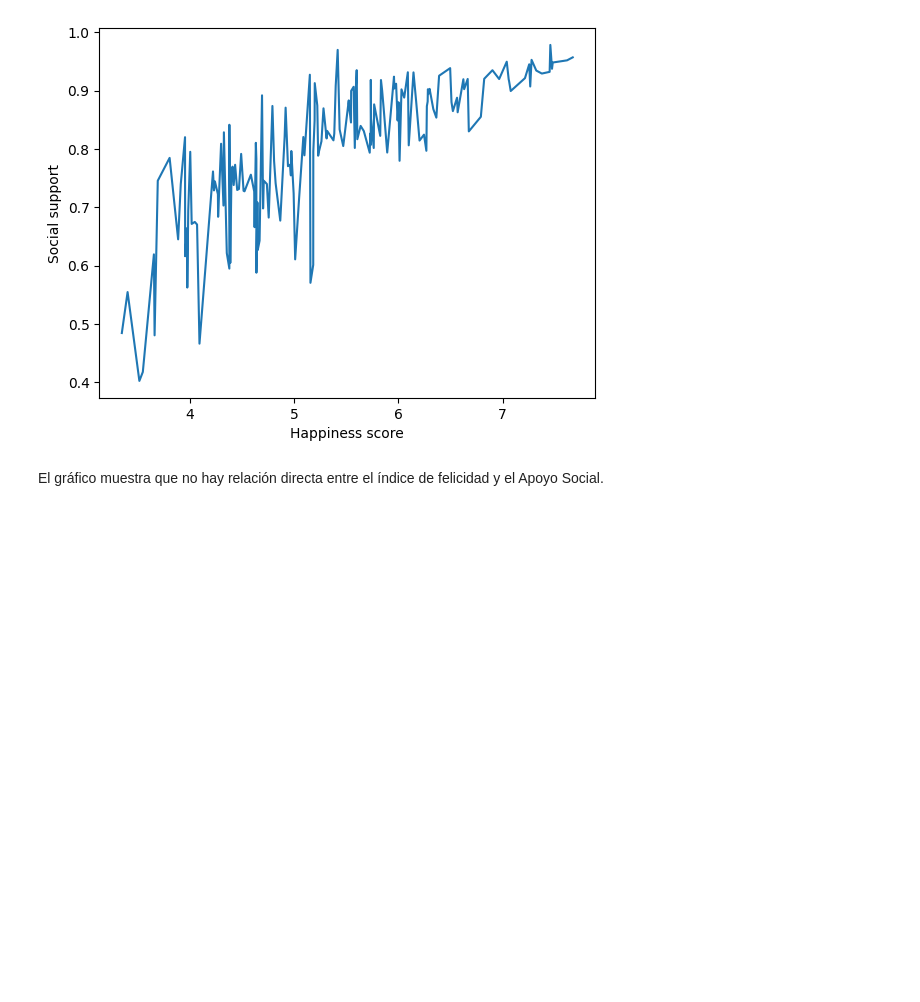
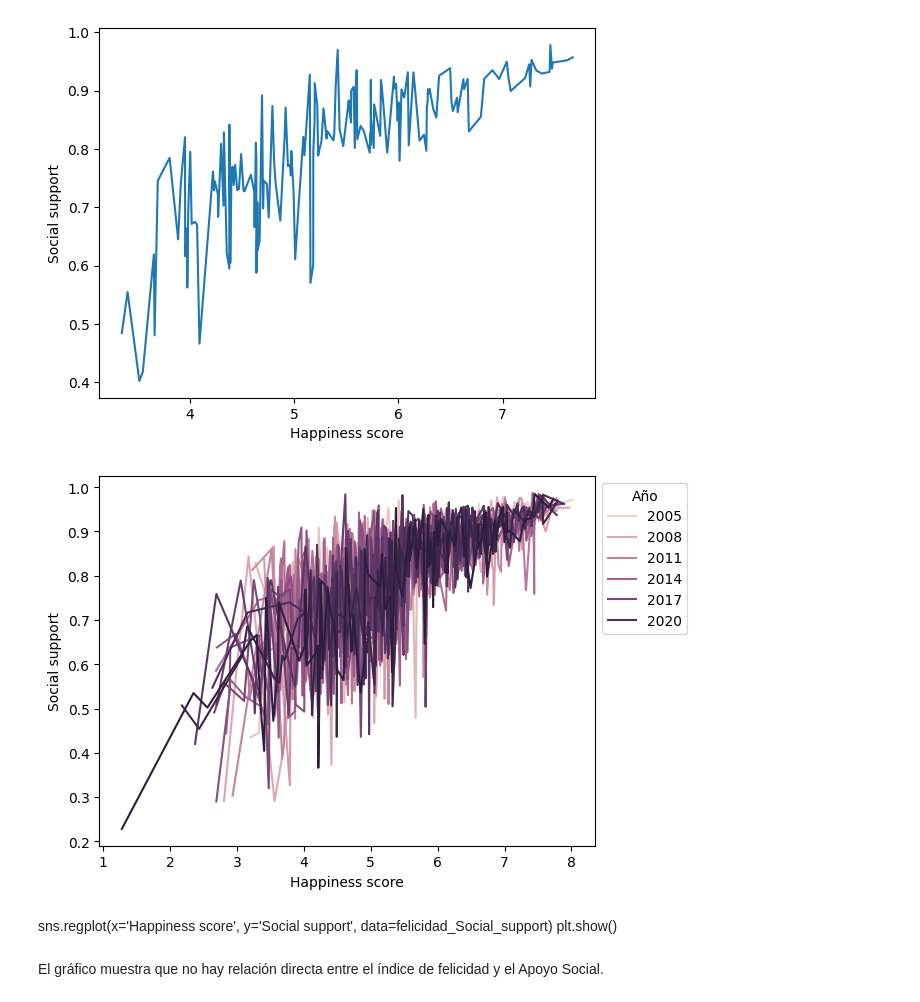
Before and after one commit to Lauracaroselli/CoderScience, a Jupyter notebook: CaroselliLaura_primerentrega.ipynb, the cells around one changed output. Saved outputs shown, nothing was run; the diff lists cells and outputs as text; code cells hidden in the pictures; blank space fills up the shorter version.

```diff
--- a/CaroselliLaura_primerentrega.ipynb
+++ b/CaroselliLaura_primerentrega.ipynb
@@ -347,6 +347,6 @@ Happiness score     0
 Social support     13
 dtype: int64
 # %%
-new_var = felicidad_Social_support.dropna()
+felicidad_Social_support = felicidad_Social_support.dropna()
 print(felicidad_Social_support.isna().sum())
 # %% [output]
@@ -400,6 +400,19 @@ sns.lineplot(x='Happiness score', y='Social support', data=promedio_felicidad_po
 plt.show()
 # %% [output]
 [figure]
+# %%
+sns.lineplot(x='Happiness score', y='Social support', hue='year', data=felicidad_Social_support)
+
+plt.legend(title='Año', bbox_to_anchor=(1, 1), loc='upper left')
+
+
+# Mostrar el gráfico
+plt.show()
+# %% [output]
+[figure, added]
+# %% [markdown]
+sns.regplot(x='Happiness score', y='Social support', data=felicidad_Social_support)
+plt.show()
 # %% [markdown]
 El gráfico muestra que no hay relación directa entre el índice de felicidad y el Apoyo Social.
 # %%
```
Also changed, not shown: parts of 5 cells of this notebook.
